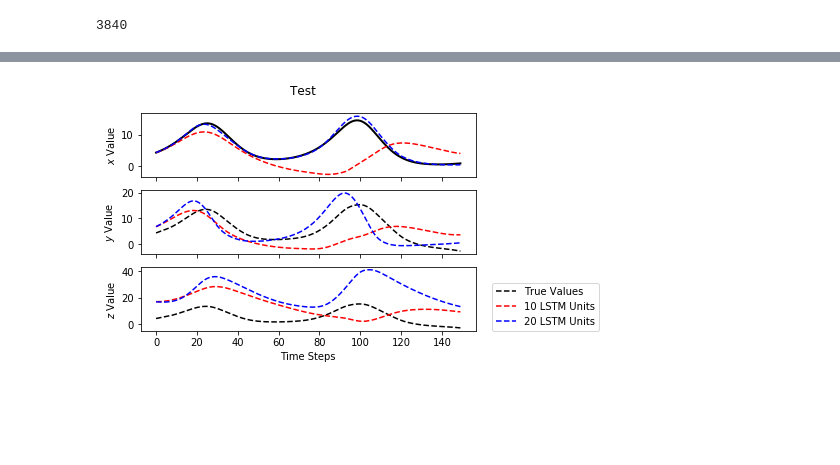
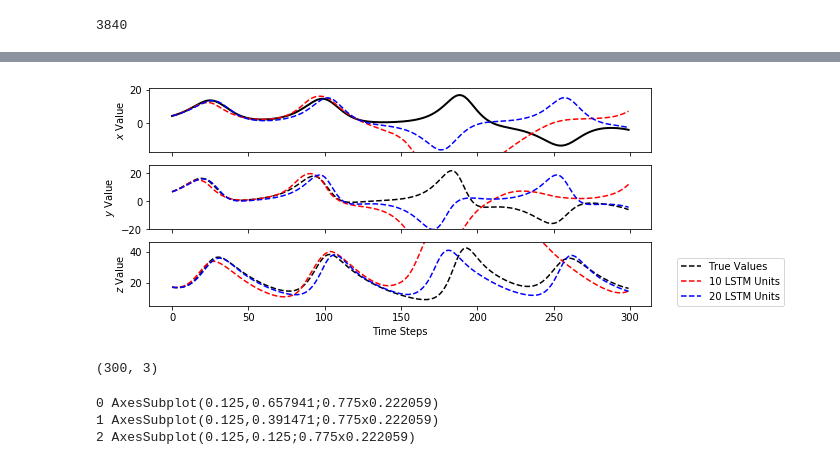
Before and after one commit to SheilKumar/DynamicSystemRNNs, a Jupyter notebook: testing.ipynb, the cells around one changed output, grey strips where cells are left out. Drawn from its saved outputs; the diff is of its cells as text; code cells hidden in the pictures; blank space fills up the shorter version.

Commit message:
Updated design of figures and began test on figure production

```diff
--- a/testing.ipynb
+++ b/testing.ipynb
@@ -43,6 +49,7 @@ Epoch 00005: saving model to training_checkpoints/20LSTM_Neurons5Epochs.ckpt
 # %%
-model11 = Constructor(Data,10,5,128,baseline=False)
-model21 = Constructor(Data,20,5,128,baseline=False)
+model11 = Constructor(Data,16,10,128,baseline=False)
+model21 = Constructor(Data,32,10,128,baseline=False)
+model31 =
 # %%
 model11.predict()
 model21.predict()
@@ -63,31 +117,49 @@ import matplotlib.pyplot as plt
 # %%
-fig,axs = plt.subplots(3, sharex=True)
-fig.suptitle('Test')
+fig,axs = plt.subplots(3,figsize=(9,4), sharex=True)
+for i,ax in enumerate(axs.flat):
+    ax.set_ylim([min(Data.prediction_y_data[:,i])-4\
+                 ,max(Data.prediction_y_data[:,i])+4])
+
 l1 = axs[0]\
 .plot(Data.prediction_y_data[:,0],'k-', label= "True Values", linewidth=2)
 axs[0].set(ylabel='$x$ Value')
 axs[0].plot(model11.pred_y_hat[:,0],'r--',label = "10 LSTM Units")
 axs[0].plot(model21.pred_y_hat[:,0],'b--',label = "20 LSTM Units")
 l2 = axs[1]\
-.plot(model2.pred_y_hat[:,0],'k--',label = "True Values")
+.plot(Data.prediction_y_data[:,1],'k--',label = "True Values")
 axs[1].set(ylabel='$y$ Value')
 axs[1].plot(model11.pred_y_hat[:,1],'r--',label = "10 LSTM Units")
 axs[1].plot(model21.pred_y_hat[:,1],'b--',label = "20 LSTM Units")
 l3 = axs[2]\
-.plot(model2.pred_y_hat[:,0],'k--',label = "True Values")
+.plot(Data.prediction_y_data[:,2],'k--',label = "True Values")
 axs[2].set(ylabel='$z$ Value')
 axs[2].plot(model11.pred_y_hat[:,2],'r--',label = "10 LSTM Units")
 axs[2].plot(model21.pred_y_hat[:,2],'b--',label = "20 LSTM Units")
 
 for ax in axs.flat:
     ax.set(xlabel='Time Steps')
 
 # Hide x labels and tick labels for top plots and y ticks for right plots.
 for ax in axs.flat:
     ax.label_outer()
 
 plt.legend(loc=(1.05,0))
 
 plt.show()
+fig.savefig("plotstest/"+"test_no_title.png", bbox_inches='tight',transparent=True)
+plt.clf()
+plt.cla()
+plt.close()
 # %% [output]
-[figure, old version]
+[figure, new version]
+# %%
+Data.prediction_y_data.shape
+# %% [output]
+(300, 3)
+# %%
+for i,ax in enumerate(axs.flat):
+    print(i,ax)
+# %% [output]
+0 AxesSubplot(0.125,0.657941;0.775x0.222059)
+1 AxesSubplot(0.125,0.391471;0.775x0.222059)
+2 AxesSubplot(0.125,0.125;0.775x0.222059)
```
Also changed, not shown: parts of 4 cells of this notebook, 1 other file.
